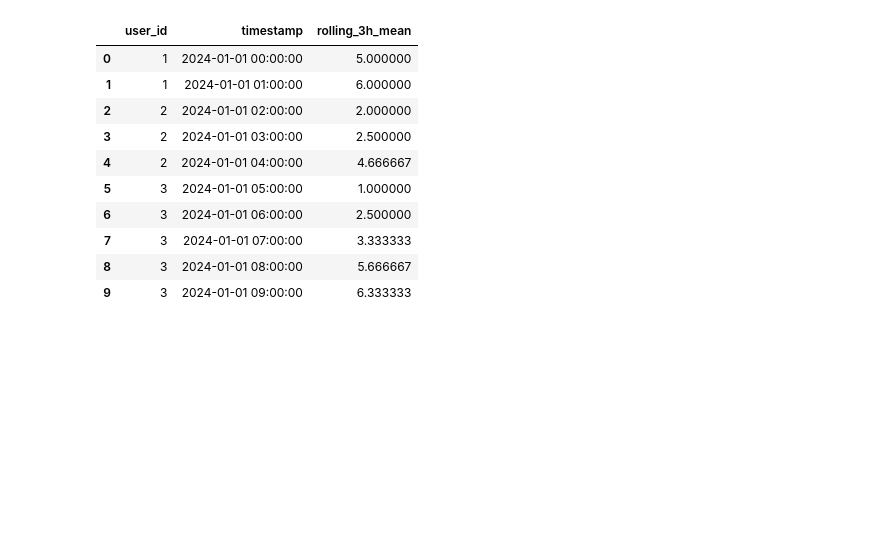
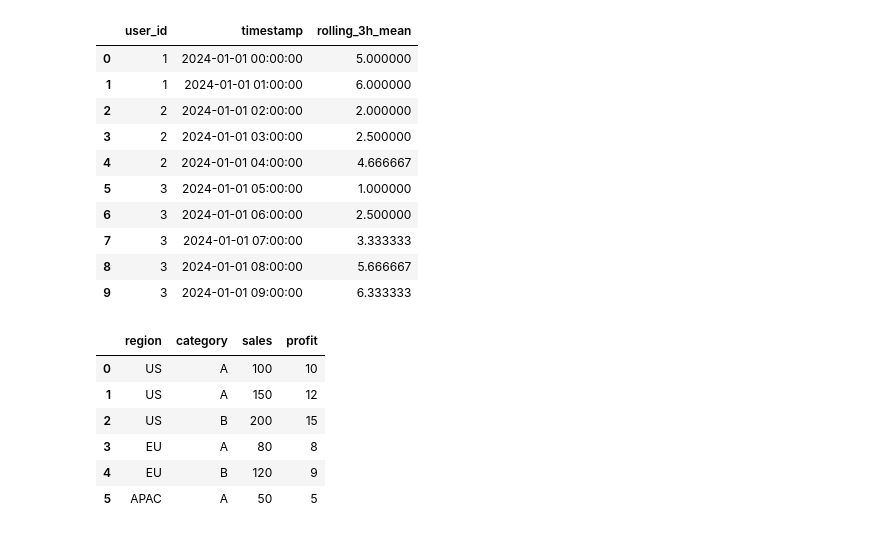
Before and after one commit to pxs1990/Data_Science_projects, a Jupyter notebook: py_coding.ipynb, the cells around one changed output. Drawn from its saved outputs; the diff is of its cells as text; code cells hidden in the pictures; blank space fills up the shorter version.

```diff
--- a/py_coding.ipynb
+++ b/py_coding.ipynb
@@ -262,3 +263,21 @@ step2
 | 7 | 3 | 2024-01-01 07:00:00 | 3.333333 |
 | 8 | 3 | 2024-01-01 08:00:00 | 5.666667 |
 | 9 | 3 | 2024-01-01 09:00:00 | 6.333333 |
+# %%
+import pandas as pd
+
+df = pd.DataFrame({
+    "region": ["US","US","US","EU","EU","APAC"],
+    "category": ["A","A","B","A","B","A"],
+    "sales": [100,150,200,80,120,50],
+    "profit": [10,12,15,8,9,5]
+})
+df
+# %% [output]
+|  | region | category | sales | profit |
+| 0 | US | A | 100 | 10 |
+| 1 | US | A | 150 | 12 |
+| 2 | US | B | 200 | 15 |
+| 3 | EU | A | 80 | 8 |
+| 4 | EU | B | 120 | 9 |
+| 5 | APAC | A | 50 | 5 |
```
Also changed, not shown: parts of 6 cells of this notebook.
